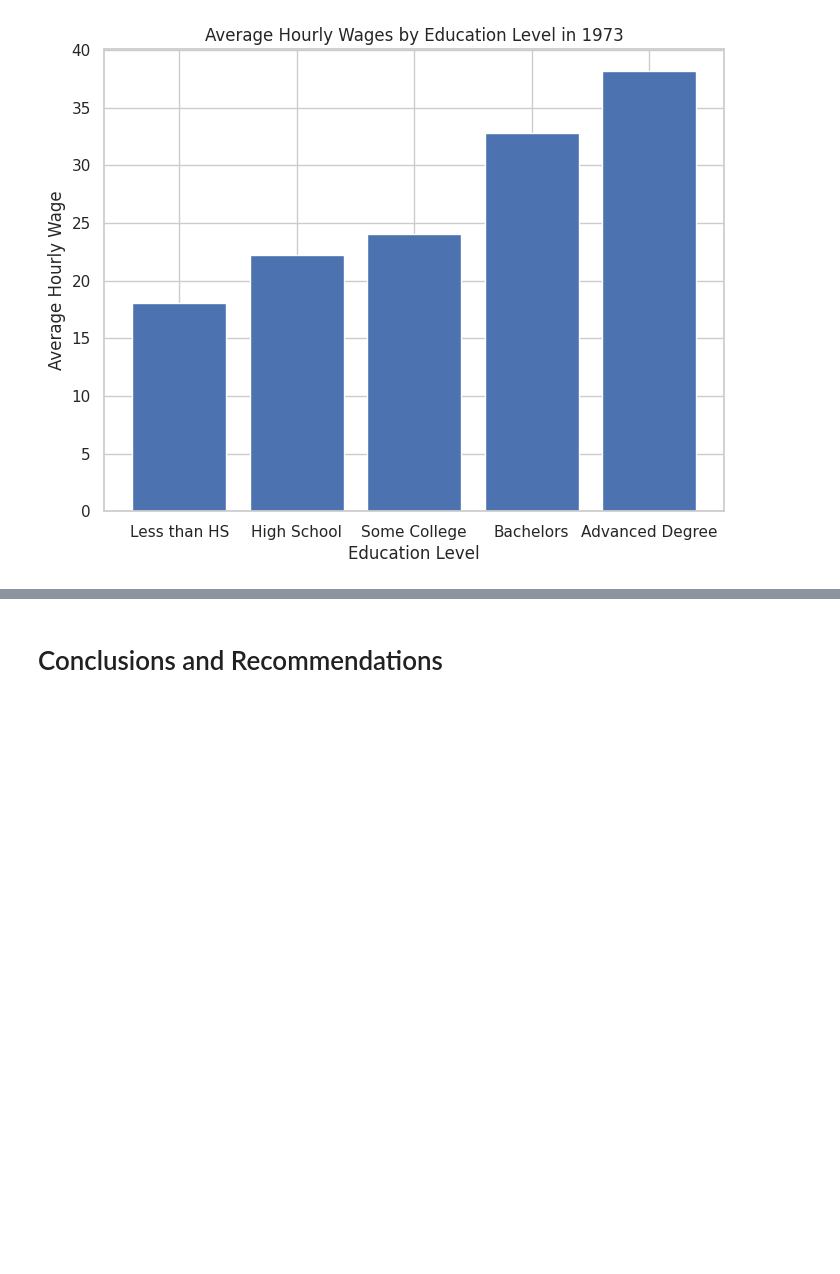
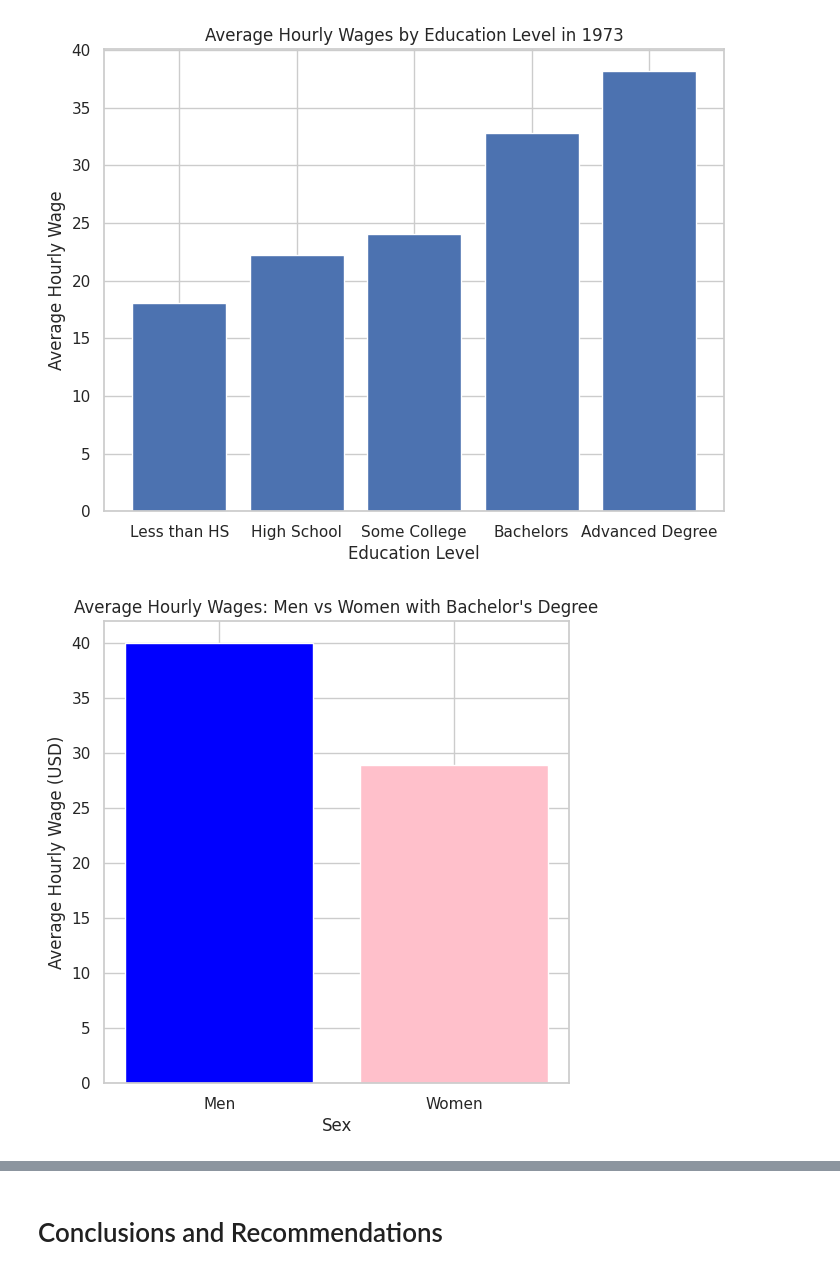
Before and after one commit to lilah-duboff/lilah_duboff_miniproj9, a Jupyter notebook: Mini9_Data_Analysis.ipynb, the cells around one changed output, grey strips where cells are left out. Cells and saved outputs as stored; diff of their text form; code cells hidden in the pictures; blank space fills up the shorter version.

```diff
--- a/Mini9_Data_Analysis.ipynb
+++ b/Mini9_Data_Analysis.ipynb
@@ -182,11 +198,12 @@ plt.show()
 # %% [output]
 [figure]
 # %%
-# 2. Bar graph comparing men vs. women with a bachelor's degree
 plt.figure(figsize=(6, 6))
-plt.bar(['Men with Bachelors', 'Women with Bachelors'], [men_with_bach, women_with_bach], color=['blue', 'pink'])
+plt.bar(['Men', 'Women'], [men_with_bach, women_with_bach], color=['blue', 'pink'])
 plt.title("Average Hourly Wages: Men vs Women with Bachelor's Degree")
-plt.xlabel("Group")
-plt.ylabel("Average Hourly Wage (2001 Dollars)")
+plt.xlabel("Sex")
+plt.ylabel("Average Hourly Wage (USD)")
 plt.show()
+# %% [output]
+[figure, added]
 # %%
```
Also changed, not shown: parts of 15 cells of this notebook.
